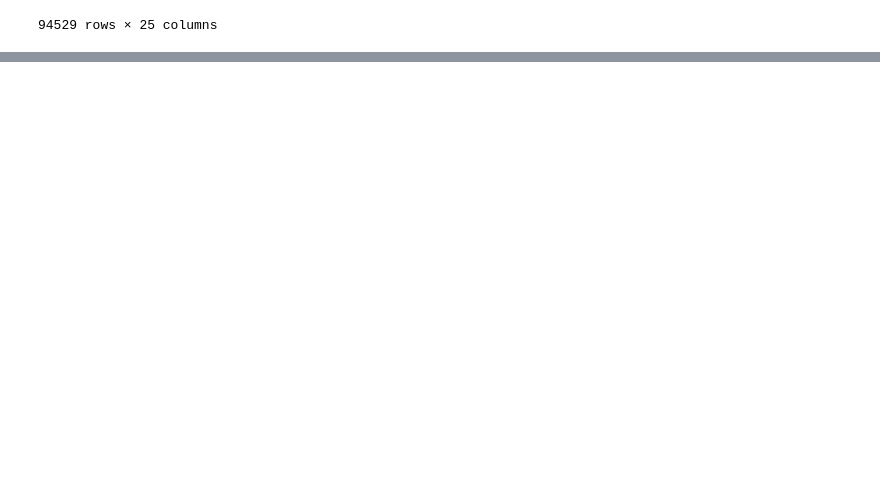
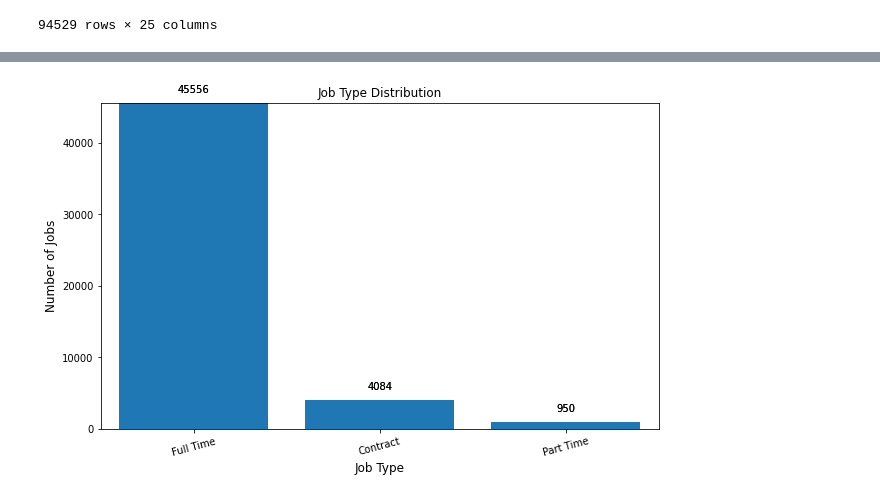
Before and after one commit to 18kdr/Data-Engineering, a Jupyter notebook: TechJobs/tech_job_analysis.ipynb, the cells around one changed output, grey strips where cells are left out. Saved outputs shown, nothing was run; the diff lists cells and outputs as text; code cells hidden in the pictures; blank space fills up the shorter version.

Commit message:
Data Analysis
Described the Job types available in the dataset

```diff
--- a/TechJobs/tech_job_analysis.ipynb
+++ b/TechJobs/tech_job_analysis.ipynb
@@ -158,0 +179,41 @@ data_csv.drop(['company_addresses', 'company_num_employees', 'company_revenue',
+# %%
+from matplotlib.ticker import MaxNLocator
+
+def categorize_job_type(job):
+    if 'full' in str(job):
+        return 'Full Time'
+    elif 'part' in str(job):
+        return 'Part Time'
+    elif 'temprory' in str(job) or 'contract' in str(job):
+        return 'Contract'
+    else:
+        return 'Unknown'
+
+data_csv['job_category'] = data_csv['job_type'].apply(categorize_job_type)
+data_csv_clean = data_csv[data_csv['job_category'] != 'Unknown']
+job_type_counts = data_csv_clean['job_category'].value_counts()
+
+fig, ax = plt.subplots(figsize=(10, 6))
+bars = ax.bar(job_type_counts.index, job_type_counts.values, color='skyblue')
+
+ax.bar_label(bars, labels=job_type_counts.values, padding=8, fontsize=10)
+
+# Labels and title
+ax.set_title('Job Type Distribution (Cleaned)', fontsize=14)
+ax.set_xlabel('Job Type', fontsize=12)
+ax.set_ylabel('Number of Jobs', fontsize=12)
+
+# Adjust axis limits to increase background space
+ax.set_xlim(-0.5, len(job_type_counts) - 0.5)  # Add space on both sides of the x-axis
+ax.set_ylim(0, job_type_counts.max() + 10)  # Add space above the bars on the y-axis
+
+# Increase Y-Axis ticks to show more detail
+plt.bar(job_type_counts.index, job_type_counts.values)
+plt.title('Job Type Distribution')
+plt.xlabel('Job Type')
+plt.xticks(rotation=15)
+plt.bar_label(bars, labels=job_type_counts.values, padding=8, fontsize=10)
+plt.ylabel('Number of Jobs')
+plt.show()
+# %% [output]
+[figure, added]
```
Also changed, not shown: parts of 1 cell of this notebook.
